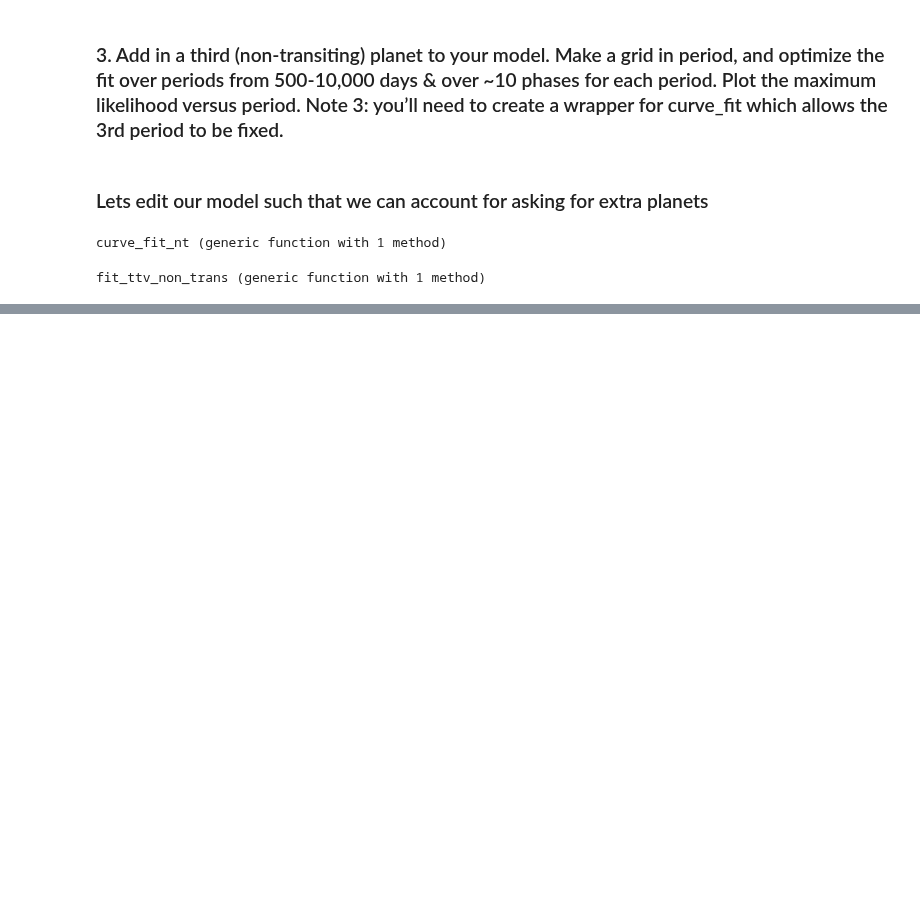
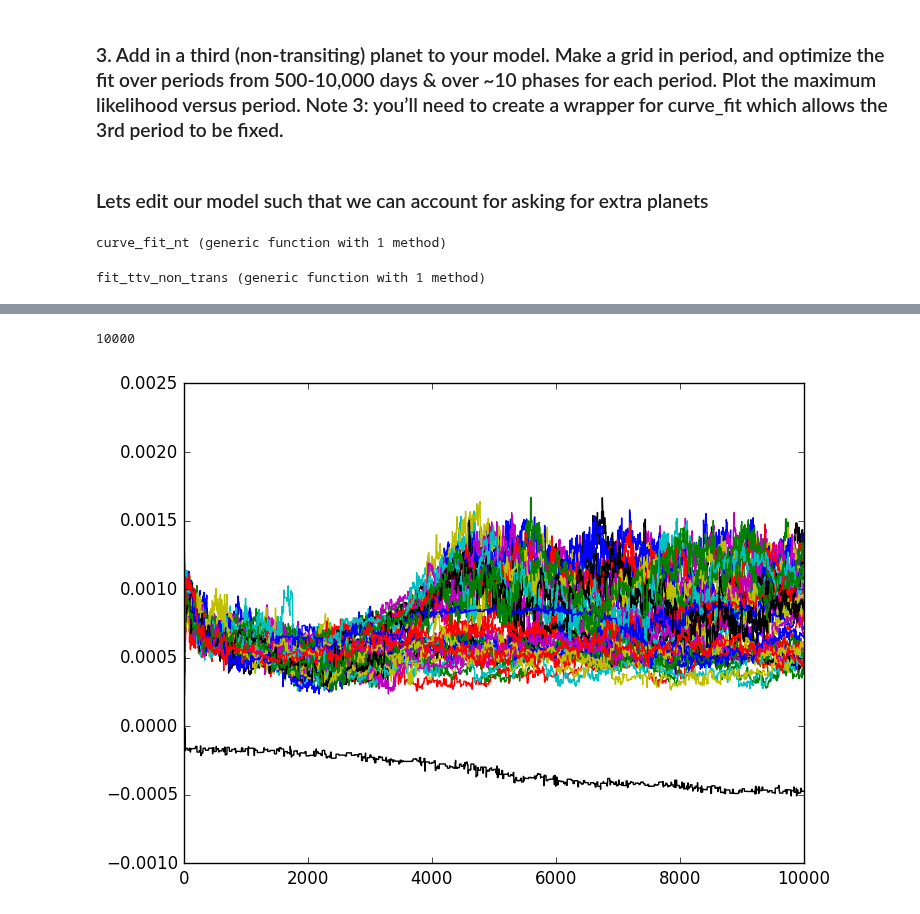
Before and after one commit to jlustigy/ExoJulia, a Jupyter notebook: Homework/hw4/Trevor_Kolby/hw4.ipynb, the cells around one changed output, grey strips where cells are left out. Drawn from its saved outputs; the diff is of its cells as text; code cells hidden in the pictures; blank space fills up the shorter version.

Commit message:
Started mcmc

```diff
--- a/Homework/hw4/Trevor_Kolby/hw4.ipynb
+++ b/Homework/hw4/Trevor_Kolby/hw4.ipynb
@@ -346,0 +358,24 @@ data2d = Array[data,vcat(t1,t2),[0.000347222 for i=1:length(vcat(t1,t2))]]
+# %%
+function ttv_mcmc_nt(linear::Array{Float64},p)
+
+    dif = diff(linear)
+    ind = find(dif.<0.0)[1]
+    n_trans_arr = Int64[length(linear[1:ind]),length(linear[(ind+1):end])]
+
+    n_p = length(p[1:5:end])
+
+    #Make planets
+    planes = TTVFaster.Planet_plane_hk{Float64}[make_plane(p[1+5*(i-1)],p[2+5*(i-1)],p[3+5*(i-1)],p[4+5*(i-1)],p[5+5*(i-1)]) for i=1:n_p]
+
+    #Compute TTVs
+    regs,ttvs,trans_times = compute_ttv_pairs(n_p,n_trans_arr,10,planes)
+
+    #Output linear array of transit times
+    lin_out = Float64[]
+    for i=1:length(n_trans_arr)
+        append!(lin_out,trans_times[i])
+    end
+
+    return lin_out #regular transits plus the TTVS
+
+end
@@ -346,0 +384,12 @@ data2d = Array[data,vcat(t1,t2),[0.000347222 for i=1:length(vcat(t1,t2))]]
+# %%
+p0 = fit.param #initial parameters. Let's mess with them slightly because curve_fit sucked.
+perr = estimate_errors(fit)
+splice!(perr,length(perr)-1,[0.005,1.0,perr[end-1]])
+perr[11] = 0.5e-3
+perr[14] = 0.1
+p0[11] = 1.0e-3
+p0[12] = 4333.0
+p0[13] = data2d[1]
+p0[14] = 0.1
+p0[15] = 0.1
+#We think this is jupiter so lets put in better params that are closer to the truth
@@ -346,0 +413,2 @@ data2d = Array[data,vcat(t1,t2),[0.000347222 for i=1:length(vcat(t1,t2))]]
+# %%
+plog = ploglike(ttv_mcmc_nt,15,data2d)
@@ -346,0 +417,2 @@ data2d = Array[data,vcat(t1,t2),[0.000347222 for i=1:length(vcat(t1,t2))]]
+# %%
+mc_run = mcmc(plog,p0,perr,10000)
@@ -346,0 +431,8 @@ data2d = Array[data,vcat(t1,t2),[0.000347222 for i=1:length(vcat(t1,t2))]]
+# %%
+iburn = calc_iburn(mc_run)
+# %% [output]
+10000
+# %%
+plot_trace(mc_run,11,1)
+# %% [output]
+[figure, added]
```
Also changed, not shown: parts of 10 cells of this notebook.
